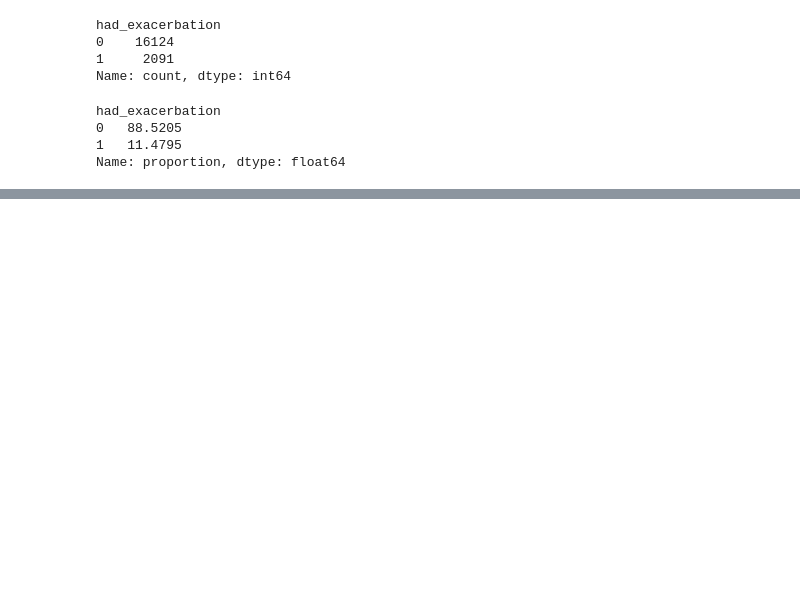
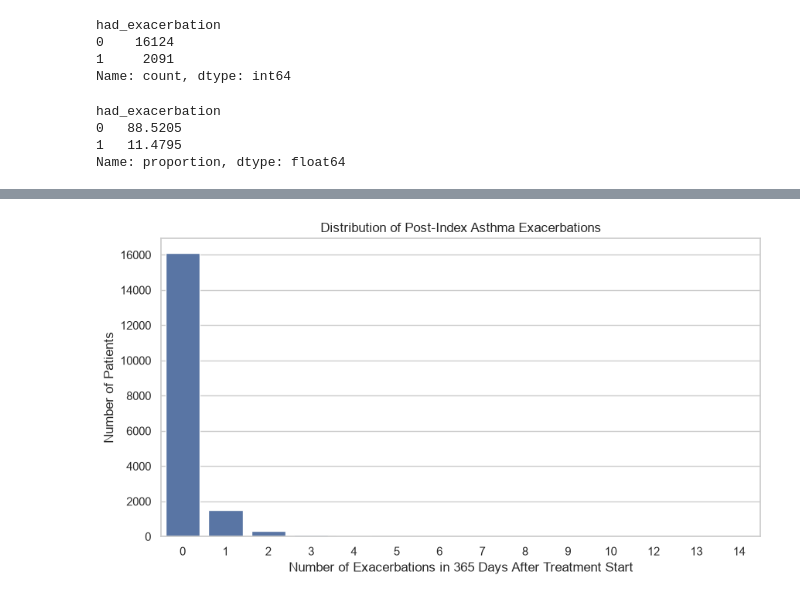
Before and after one commit to tarachd/drug-efficacy-asthma-ml, a Jupyter notebook: notebooks/01_data_understanding.ipynb, the cells around one changed output, grey strips where cells are left out. Saved outputs shown, nothing was run; the diff lists cells and outputs as text; code cells hidden in the pictures; blank space fills up the shorter version.

Commit message:
primary data understanding part done

```diff
--- a/notebooks/01_data_understanding.ipynb
+++ b/notebooks/01_data_understanding.ipynb
@@ -438,0 +465,21 @@ Asthma drug efficacy modeling
+# %%
+import matplotlib.pyplot as plt
+import seaborn as sns
+
+# Set a simple display style
+sns.set_theme(style="whitegrid")
+# %%
+plt.figure(figsize=(10, 5))
+
+sns.countplot(
+    data=df,
+    x=target_col,
+    order=sorted(df[target_col].unique())
+)
+
+plt.title("Distribution of Post-Index Asthma Exacerbations")
+plt.xlabel("Number of Exacerbations in 365 Days After Treatment Start")
+plt.ylabel("Number of Patients")
+plt.show()
+# %% [output]
+[figure, added]
```
Also changed, not shown: parts of 48 cells of this notebook.
